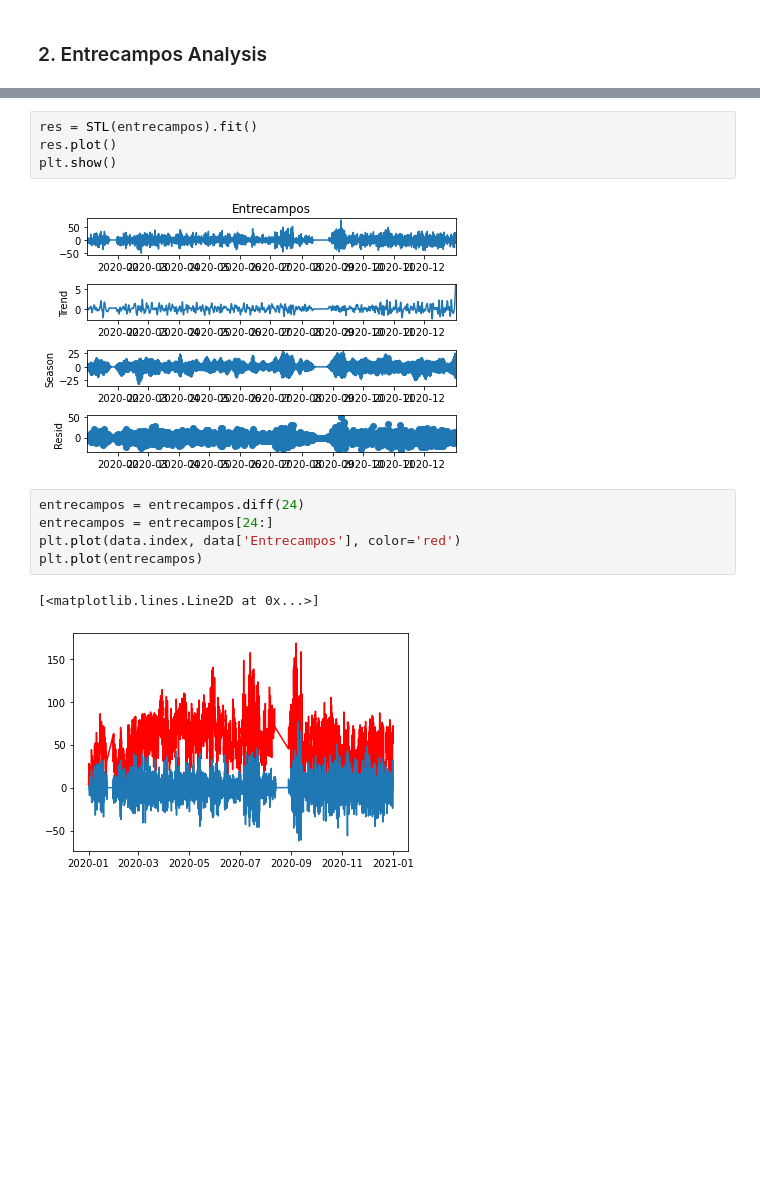
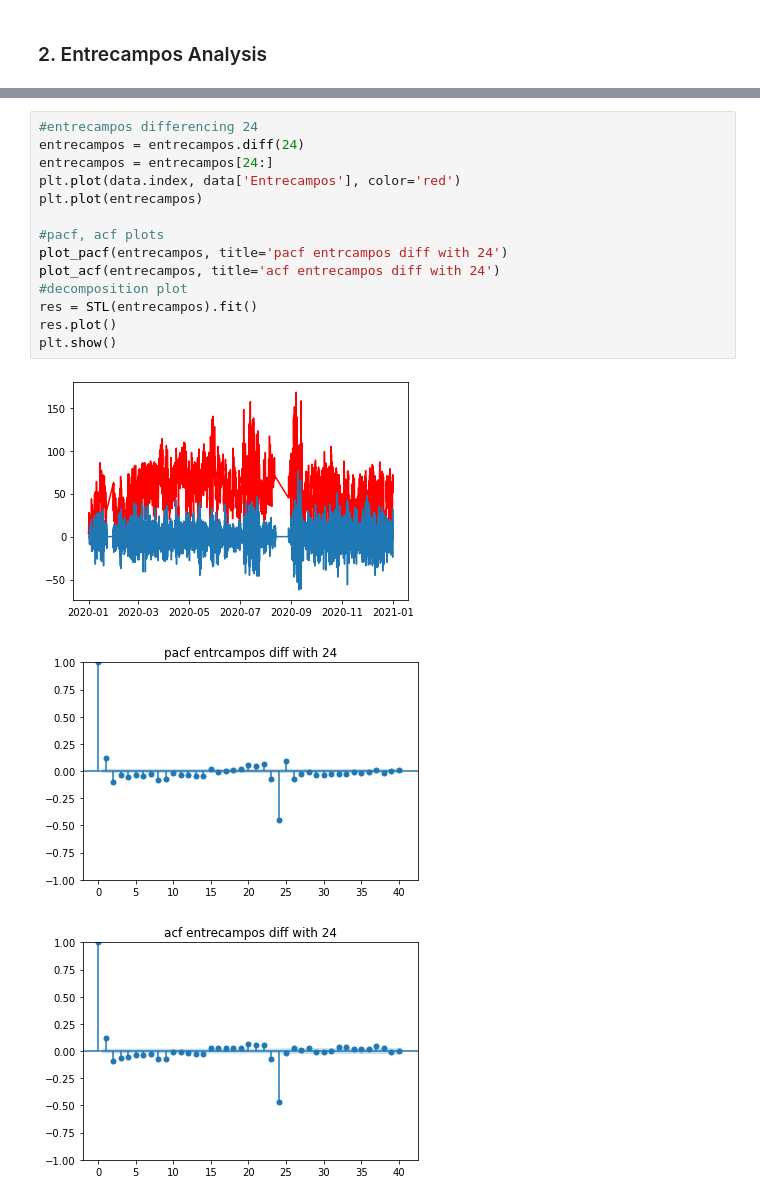
Before and after one commit to marcoHoev/time-series, a Jupyter notebook: data.ipynb, the cells around one changed output, grey strips where cells are left out. Saved outputs shown, nothing was run; the diff lists cells and outputs as text; blank space fills up the shorter version.

```diff
--- a/data.ipynb
+++ b/data.ipynb
@@ -122,14 +131,18 @@ plt.plot(entrecampos)
-# %%
-res = STL(entrecampos).fit()
-res.plot()
-plt.show()
-# %% [output]
-[figure, removed]
 # %%
+#entrecampos differencing 24
 entrecampos = entrecampos.diff(24)
 entrecampos = entrecampos[24:]
 plt.plot(data.index, data['Entrecampos'], color='red')
 plt.plot(entrecampos)
+
+#pacf, acf plots
+plot_pacf(entrecampos, title='pacf entrcampos diff with 24')
+plot_acf(entrecampos, title='acf entrecampos diff with 24')
+#decomposition plot
+res = STL(entrecampos).fit()
+res.plot()
+plt.show()
 # %% [output]
-[<matplotlib.lines.Line2D at 0x...>]
 [figure]
+[figure, added]
+[figure, added]
```
Also changed, not shown: parts of 5 cells of this notebook.
